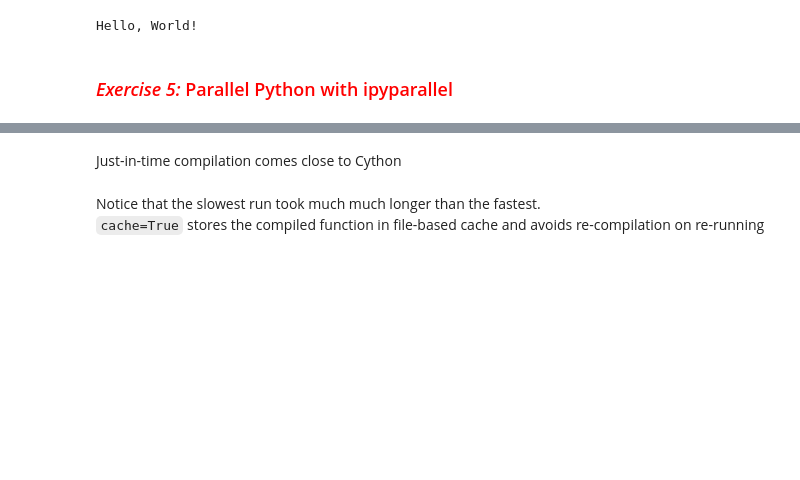
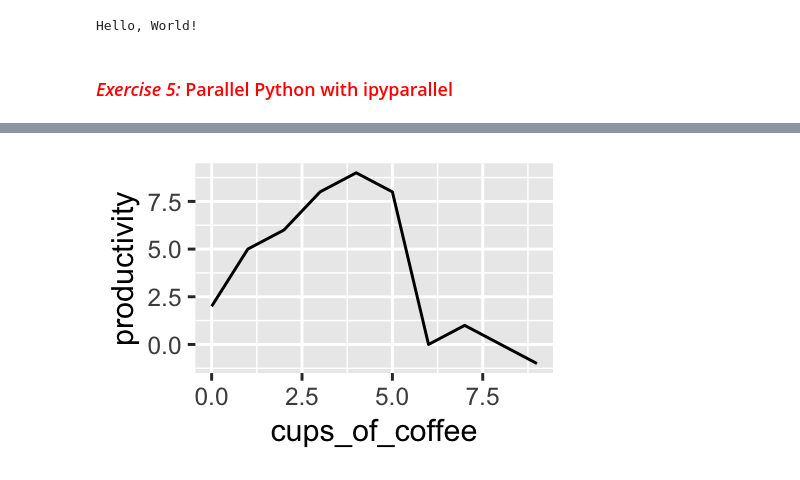
Before and after one commit to coderefinery/jupyter, a Jupyter notebook: solutions.ipynb, the cells around one changed output, grey strips where cells are left out. Drawn from its saved outputs; the diff is of its cells as text; code cells hidden in the pictures; blank space fills up the shorter version.

```diff
--- a/solutions.ipynb
+++ b/solutions.ipynb
@@ -365 +373,7 @@ t_py = %timeit -o p = primes(100)
+# %%
+import pandas as pd
+df = pd.DataFrame({
+ 'cups_of_coffee': [0, 1, 2, 3, 4, 5, 6, 7, 8, 9],
+ 'productivity': [2, 5, 6, 8, 9, 8, 0, 1, 0, -1]
+})
 # %%
@@ -443,5 +380,0 @@ print(" Python: %.3E\n Simply Cython: %.3E\n Proper Cython: %.3E\n Numba-jit: %.
-# %% [markdown]
-Just-in-time compilation comes close to Cython
-# %% [markdown]
-Notice that the slowest run took much much longer than the fastest.
-`cache=True` stores the compiled function in file-based cache and avoids re-compilation on re-running
@@ -469,0 +381,8 @@ p = primes_jit2(100)
+# %%
+%%R -i df -w 6 -h 4 --units cm -r 200
+# the first line says 'import df and make default figure size 5 by 5 inches
+# with resolution 200. You can change the units to px, cm, etc. as you wish.
+library(ggplot2)
+ggplot(df, aes(x=cups_of_coffee, y=productivity)) + geom_line();
+# %% [output]
+[figure, added]
```
Also changed, not shown: parts of 38 cells of this notebook, 1 other file.
